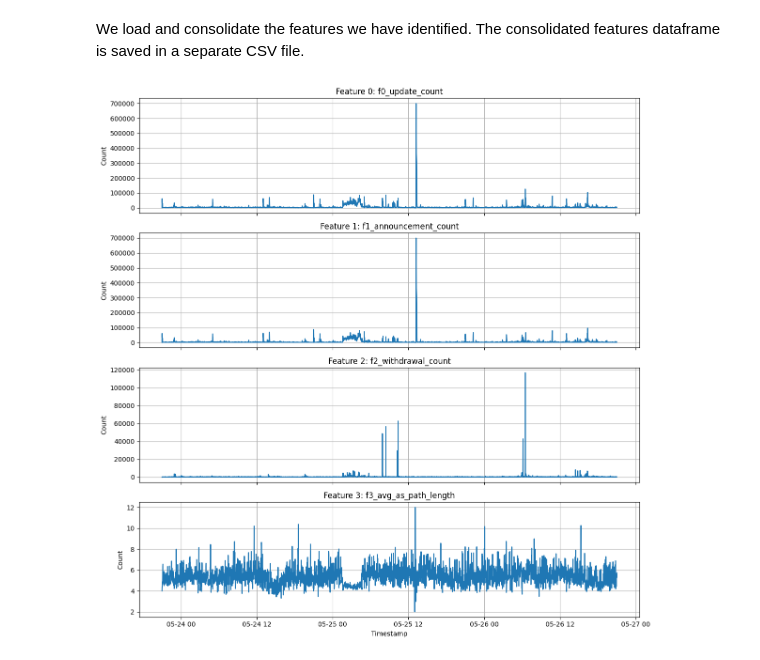
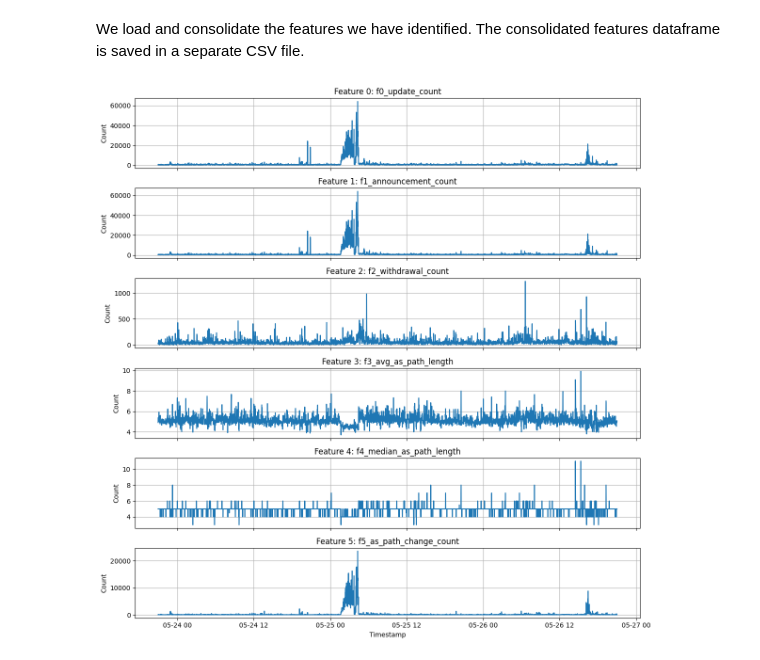
Before and after one commit to carlos-cagnazzo/ml-for-networks-workshop-mvd-2024, a Jupyter notebook: notebooks/explo1.ipynb, the cells around one changed output. Drawn from its saved outputs; the diff is of its cells as text; code cells hidden in the pictures.

```diff
--- a/notebooks/explo1.ipynb
+++ b/notebooks/explo1.ipynb
@@ -8,12 +8,14 @@ import pandas as pd
 import matplotlib.pyplot as plt
 
 INCIDENT="2005-moscow-blackout"
-COLLECTOR="rrc03"
+COLLECTOR="rrc05"
 # File paths for the feature files
 feature_0_file = f"../features/{INCIDENT}/feature_0_{COLLECTOR}.csv"
 feature_1_file = f"../features/{INCIDENT}/feature_1_{COLLECTOR}.csv"
 feature_2_file = f"../features/{INCIDENT}/feature_2_{COLLECTOR}.csv"
 feature_3_file = f"../features/{INCIDENT}/feature_3_{COLLECTOR}.csv"
+feature_4_file = f"../features/{INCIDENT}/feature_4_{COLLECTOR}.csv"
+feature_5_file = f"../features/{INCIDENT}/feature_5_{COLLECTOR}.csv"
 
 # Function to dynamically rename columns based on the feature name in the file
 def load_and_rename(file_path, prefix):
@@ -32,41 +34,45 @@ df_f0 = load_and_rename(feature_0_file, "f0")
 df_f1 = load_and_rename(feature_1_file, "f1")
 df_f2 = load_and_rename(feature_2_file, "f2")
 df_f3 = load_and_rename(feature_3_file, "f3")
+df_f4 = load_and_rename(feature_4_file, "f4")
+df_f5 = load_and_rename(feature_5_file, "f5")
 
 # Merge dataframes on 'timestamp'
 merged_df = pd.merge(df_f0, df_f1, on="timestamp", how="outer")
 merged_df = pd.merge(merged_df, df_f2, on="timestamp", how="outer")
 merged_df = pd.merge(merged_df, df_f3, on="timestamp", how="outer")
+merged_df = pd.merge(merged_df, df_f4, on="timestamp", how="outer")
+merged_df = pd.merge(merged_df, df_f5, on="timestamp", how="outer")
 
 # Fill missing values with 0
 merged_df.fillna(0, inplace=True)
 
 # Convert timestamp to datetime for better plotting
 merged_df['timestamp'] = pd.to_datetime(merged_df['timestamp'])
 
 # Preview the merged dataframe
 merged_df.head()
 
 # Plotting
-fig, axs = plt.subplots(4, 1, figsize=(12, 12), sharex=True)
+fig, axs = plt.subplots(6, 1, figsize=(12, 12), sharex=True)
 
 # Plot each feature dynamically
 for i, (col, ax) in enumerate(zip(merged_df.columns[1:], axs)):  # Skip 'timestamp'
     ax.plot(merged_df['timestamp'], merged_df[col])
     ax.set_title(f"Feature {i}: {col}")
     ax.set_ylabel("Count")
     ax.grid(True)
 
 # Add xlabel to the last subplot
 axs[-1].set_xlabel("Timestamp")
 
 # Adjust layout for better spacing
 plt.tight_layout()
 
 # Show the plots
 plt.show()
 # %% [output]
-[figure, old version]
+[figure, new version]
 # %%
 df_f3.head()
 # %% [output]
```
Also changed, not shown: parts of 2 cells of this notebook, 5 other files.
